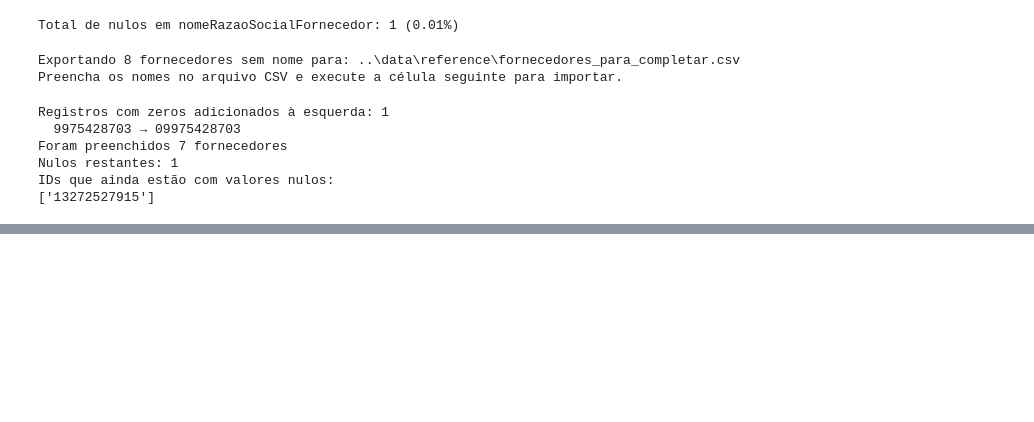
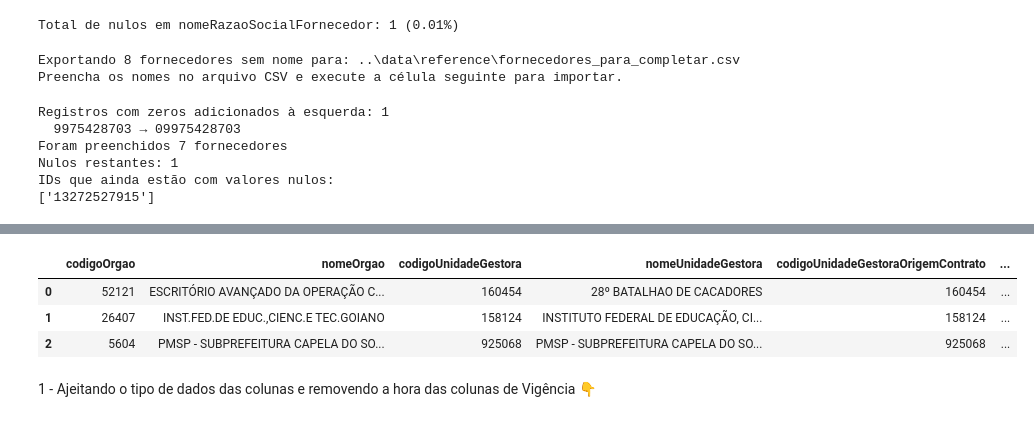
Before and after one commit to Nycolly-SA/contratos-gov-etl, a Jupyter notebook: notebooks/transform_contratos.ipynb, the cells around one changed output, grey strips where cells are left out. Saved outputs shown, nothing was run; the diff lists cells and outputs as text; code cells hidden in the pictures; blank space fills up the shorter version.

```diff
--- a/notebooks/transform_contratos.ipynb
+++ b/notebooks/transform_contratos.ipynb
@@ -526,5 +510,5 @@ Exclusão de algumas colunas 👇
 # %%
-colunas_para_excluir = [
+colunas_com_nulos_para_excluir = [
     'numeroControlePncpContrato',
     'dataHoraExclusao',
     'totalDespesasAcessorias',
@@ -534,8 +518,6 @@ colunas_para_excluir = [
     'valorAcumulado',
     'nomeTipo',
     'codigoTipo',
-
-    'contratoExcluido', # não é uma coluna de interesse
     ]
 
-df.drop(colunas_para_excluir, axis=1, inplace=True)
+df.drop(colunas_com_nulos_para_excluir, axis=1, inplace=True)
@@ -541,0 +534,10 @@ df.drop(colunas_para_excluir, axis=1, inplace=True)
+# %%
+pd.set_option('display.max_columns', None)
+df.head(3)
+# %% [output]
+|  | codigoOrgao | nomeOrgao | codigoUnidadeGestora | nomeUnidadeGestora | codigoUnidadeGestoraOrigemContrato | ... |
+| 0 | 52121 | ESCRITÓRIO AVANÇADO DA OPERAÇÃO C... | 160454 | 28º BATALHAO DE CACADORES | 160454 | ... |
+| 1 | 26407 | INST.FED.DE EDUC.,CIENC.E TEC.GOIANO | 158124 | INSTITUTO FEDERAL DE EDUCAÇÃO, CI... | 158124 | ... |
+| 2 | 5604 | PMSP - SUBPREFEITURA CAPELA DO SO... | 925068 | PMSP - SUBPREFEITURA CAPELA DO SO... | 925068 | ... |
+# %% [markdown]
+1 - Ajeitando o tipo de dados das colunas e removendo a hora das colunas de Vigência 👇
```
Also changed, not shown: parts of 30 cells of this notebook.
